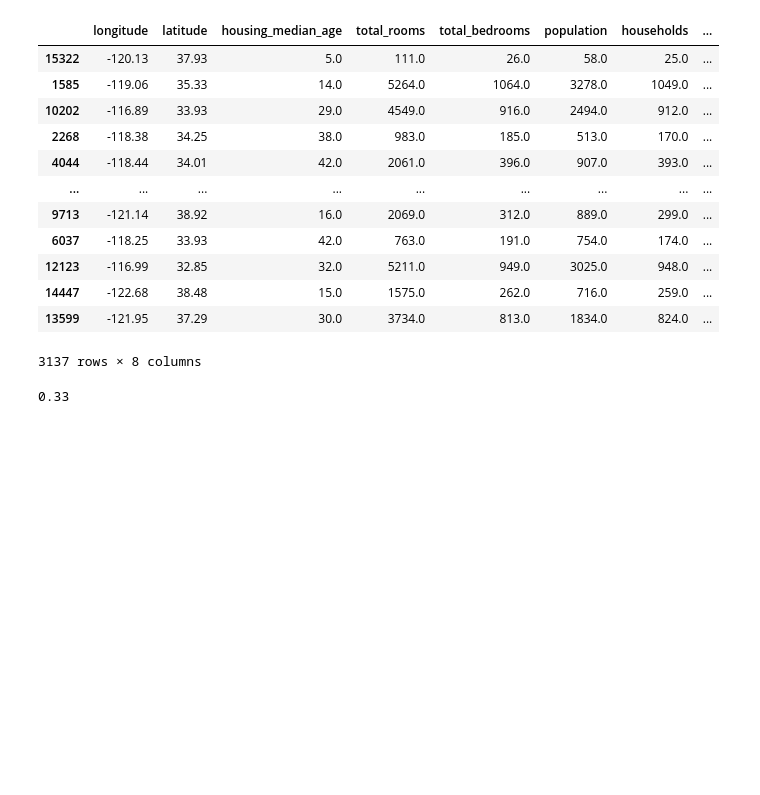
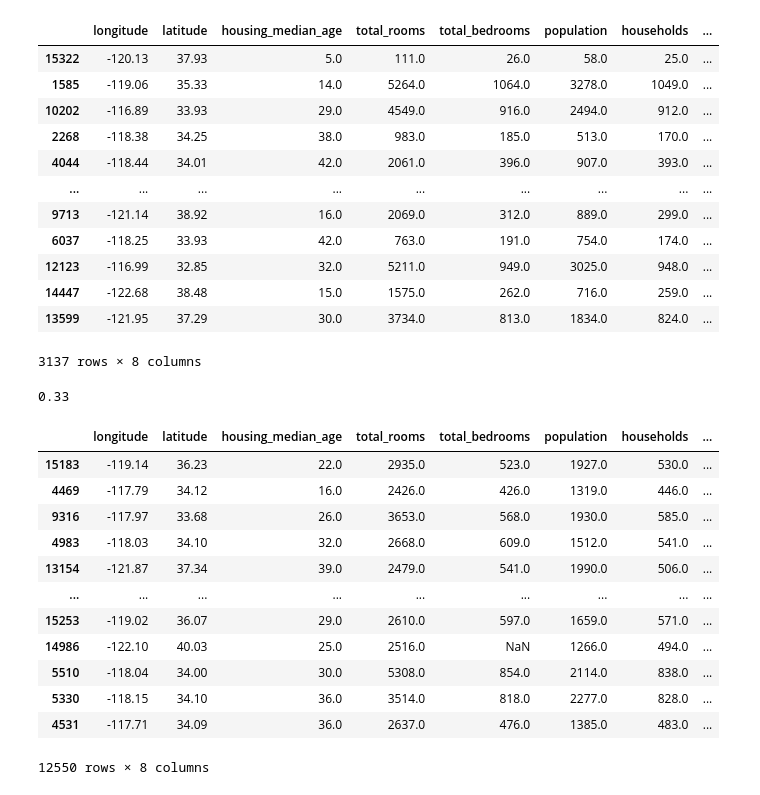
Before and after one commit to Abdulwaliy/MLZoomcamp_Homeworks, a Jupyter notebook: Week2/ML_Zoomcamp_HW2.ipynb, the cells around one changed output. Drawn from its saved outputs; the diff is of its cells as text; code cells hidden in the pictures; blank space fills up the shorter version.

```diff
--- a/Week2/ML_Zoomcamp_HW2.ipynb
+++ b/Week2/ML_Zoomcamp_HW2.ipynb
@@ -431,3 +460,19 @@ c = rmse(y_test, y_pred).round(2)
 print(c)
 # %% [output]
 0.33
+# %%
+comb
+# %% [output]
+|  | longitude | latitude | housing_median_age | total_rooms | total_bedrooms | population | households | ... |
+| 15183 | -119.14 | 36.23 | 22.0 | 2935.0 | 523.0 | 1927.0 | 530.0 | ... |
+| 4469 | -117.79 | 34.12 | 16.0 | 2426.0 | 426.0 | 1319.0 | 446.0 | ... |
+| 9316 | -117.97 | 33.68 | 26.0 | 3653.0 | 568.0 | 1930.0 | 585.0 | ... |
+| 4983 | -118.03 | 34.10 | 32.0 | 2668.0 | 609.0 | 1512.0 | 541.0 | ... |
+| 13154 | -121.87 | 37.34 | 39.0 | 2479.0 | 541.0 | 1990.0 | 506.0 | ... |
+| ... | ... | ... | ... | ... | ... | ... | ... | ... |
+| 15253 | -119.02 | 36.07 | 29.0 | 2610.0 | 597.0 | 1659.0 | 571.0 | ... |
+| 14986 | -122.10 | 40.03 | 25.0 | 2516.0 | NaN | 1266.0 | 494.0 | ... |
+| 5510 | -118.04 | 34.00 | 30.0 | 5308.0 | 854.0 | 2114.0 | 838.0 | ... |
+| 5330 | -118.15 | 34.10 | 36.0 | 3514.0 | 818.0 | 2277.0 | 828.0 | ... |
+| 4531 | -117.71 | 34.09 | 36.0 | 2637.0 | 476.0 | 1385.0 | 483.0 | ... |
+12550 rows × 8 columns
```
Also changed, not shown: parts of 17 cells of this notebook.
